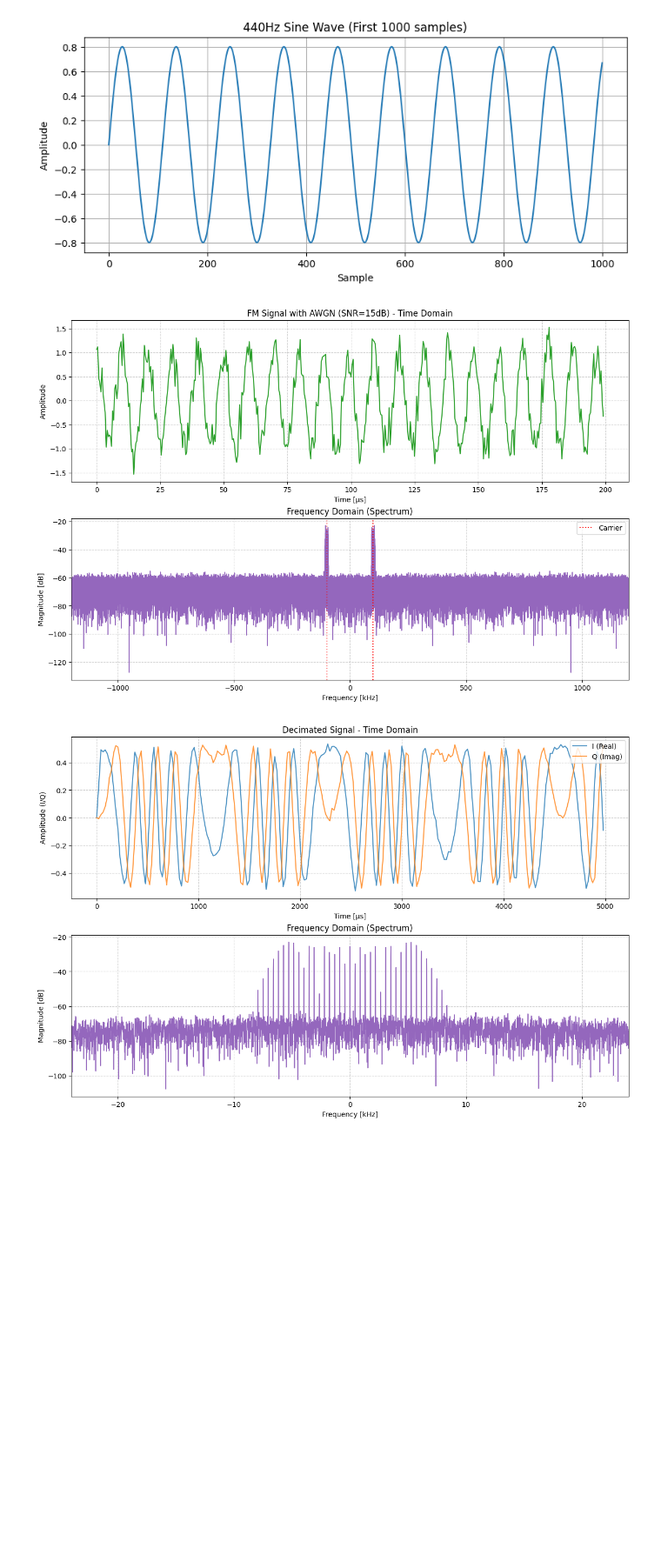
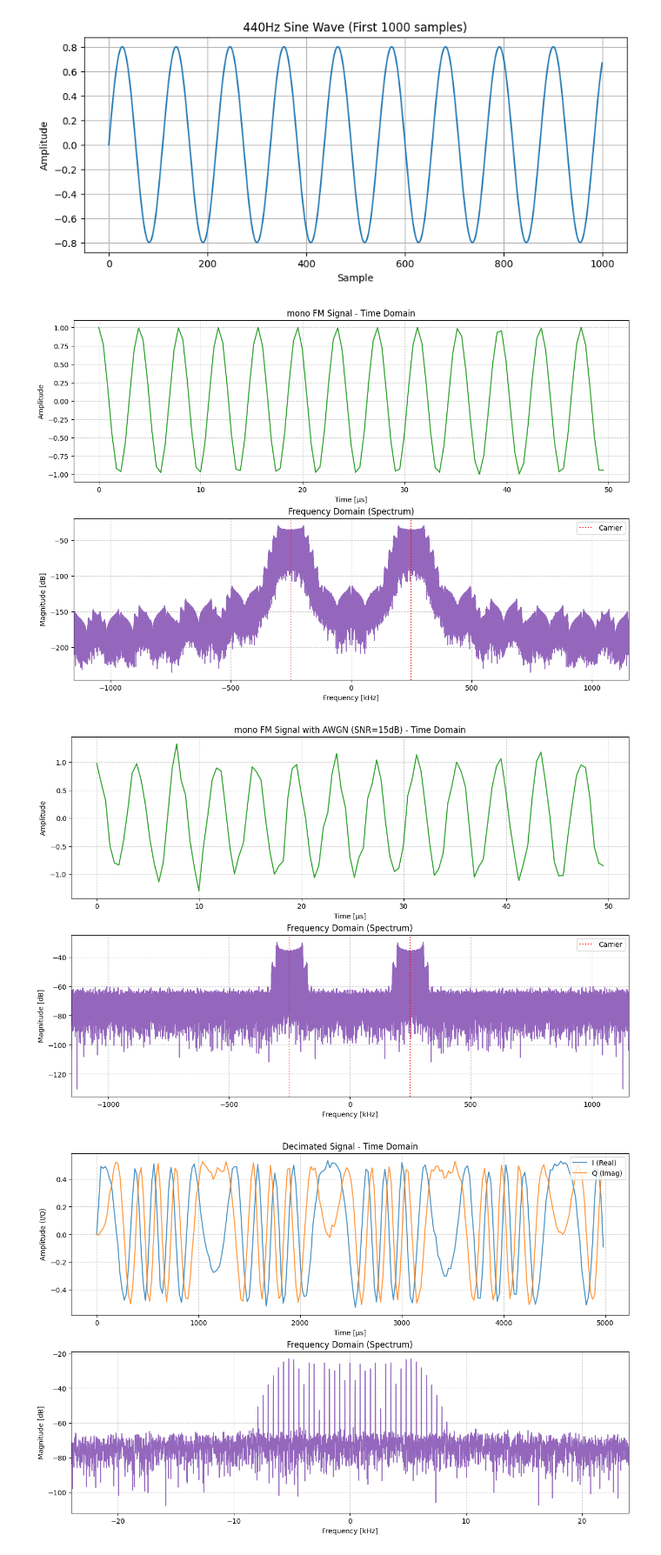
Before and after one commit to mev-null/sfumato-fm-radio-turner, a Jupyter notebook: notebooks/01_virtual_air.ipynb, the cells around one changed output. Shown at 87% size. Drawn from its saved outputs; the diff is of its cells as text; code cells hidden in the pictures; blank space fills up the shorter version.

```diff
--- a/notebooks/01_virtual_air.ipynb
+++ b/notebooks/01_virtual_air.ipynb
@@ -27,20 +29,29 @@ plt.show()
 # %%
 from sfumato import transmitter
 from sfumato.channnel import add_awgn
 
 tx = transmitter.FmTransmitter()
-signal_clean = tx.modulate(tone_data)
-signal_noisy = add_awgn(signal_clean, snr_db=10.0)
+mono_signal_clean = tx.modulate(tone_data)
+mono_signal_noisy = add_awgn(mono_signal_clean, snr_db=15.0)
 
 plot_signal_analysis(
-    signal_noisy,
+    mono_signal_clean,
     fs=tx.rf_fs,
-    title="FM Signal with AWGN (SNR=15dB)",
-    zoom_usec=200,  # 200マイクロ秒だけ拡大して見る
-    carrier_freq=tx.fc,  # 100kHzの場所に赤線を入れる
+    title="mono FM Signal",
+    zoom_usec=50,
+    carrier_freq=tx.fc,
 )
+
+plot_signal_analysis(
+    mono_signal_noisy,
+    fs=tx.rf_fs,
+    title="mono FM Signal with AWGN (SNR=15dB)",
+    zoom_usec=50,
+    carrier_freq=tx.fc,
+)
 # %% [output]
-[figure, old version]
+[figure, new version]
+[figure, added]
 # %%
 from sfumato import reciever
 
```
Also changed, not shown: parts of 5 cells of this notebook, 2 other files.
